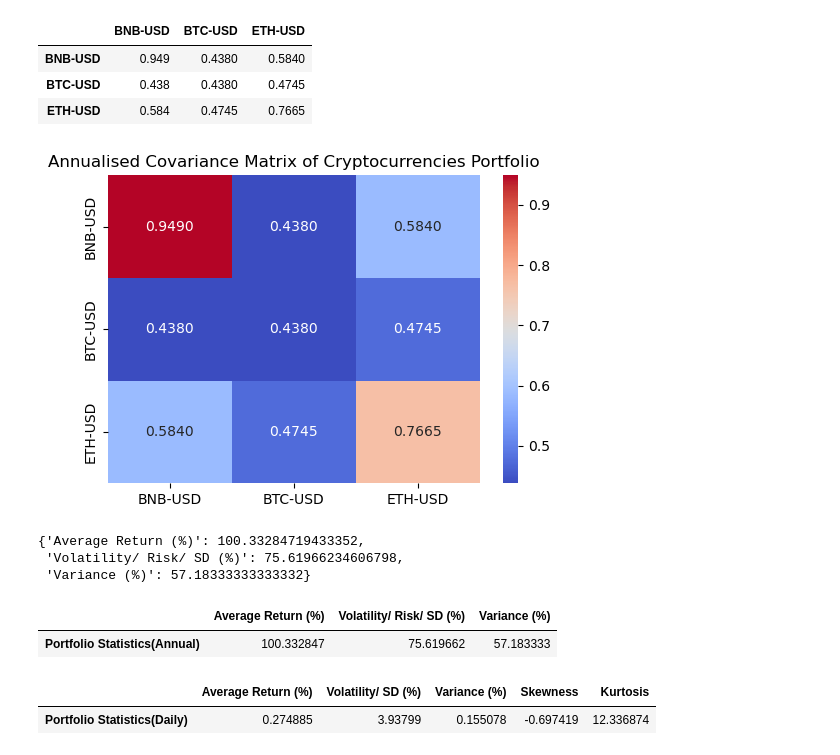
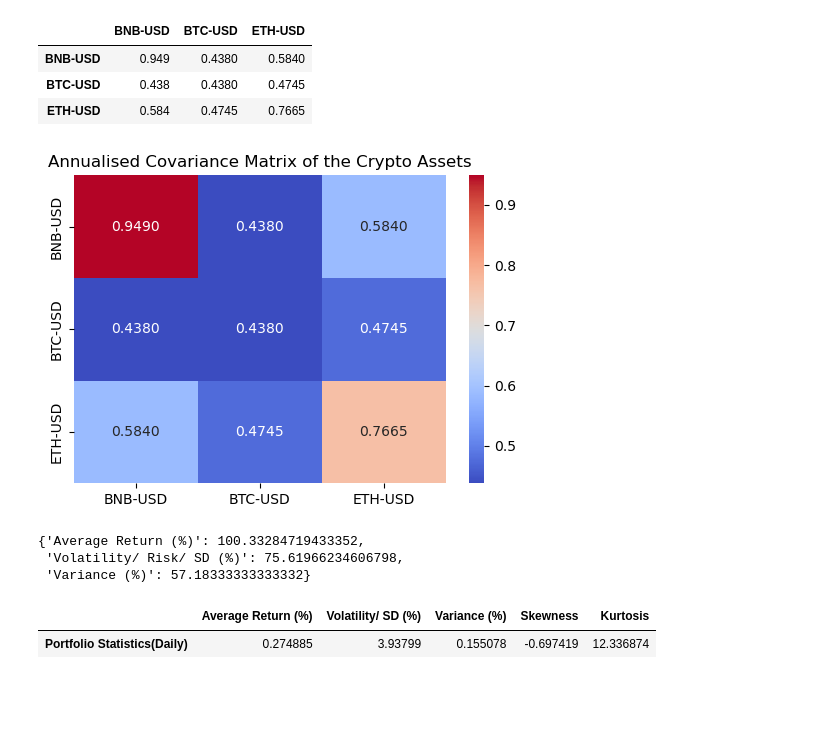
Before and after one commit to santosh3110/Crypto-Portfolio, a Jupyter notebook: Crypto_Portfolio.ipynb, the cells around one changed output. Cells and saved outputs as stored; diff of their text form; code cells hidden in the pictures; blank space fills up the shorter version.

```diff
--- a/Crypto_Portfolio.ipynb
+++ b/Crypto_Portfolio.ipynb
@@ -174,11 +174,11 @@ cov_matrix_annual
 # %%
 #  Plot a heatmap for the Annualised covariance matrix
 plt.figure(figsize=(6, 4))
 sns.heatmap(cov_matrix_annual, annot=True, cmap="coolwarm", fmt=".4f")
-plt.title("Annualised Covariance Matrix of Cryptocurrencies Portfolio")
+plt.title("Annualised Covariance Matrix of the Crypto Assets")
 plt.show()
 # %% [output]
-[figure, old version]
+[figure, new version]
 # %%
 # Calculate Annualised Portfolio Variance, Annualised portfolio volatility, Annualised Portfolio Average Return
 port_variance = np.dot(weights.T, np.dot(cov_matrix_annual,weights))
@@ -197,10 +197,6 @@ weighted_portfolio_stats_annual
  'Variance (%)': 57.18333333333332}
 # %%
 portfolio_stats_annual = pd.DataFrame(weighted_portfolio_stats_annual, index = ["Portfolio Statistics(Annual)"])
-portfolio_stats_annual
-# %% [output]
-|  | Average Return (%) | Volatility/ Risk/ SD (%) | Variance (%) |
-| Portfolio Statistics(Annual) | 100.332847 | 75.619662 | 57.183333 |
 # %%
 portfolio_stats_daily
 # %% [output]
```
Also changed, not shown: parts of 4 cells of this notebook.
